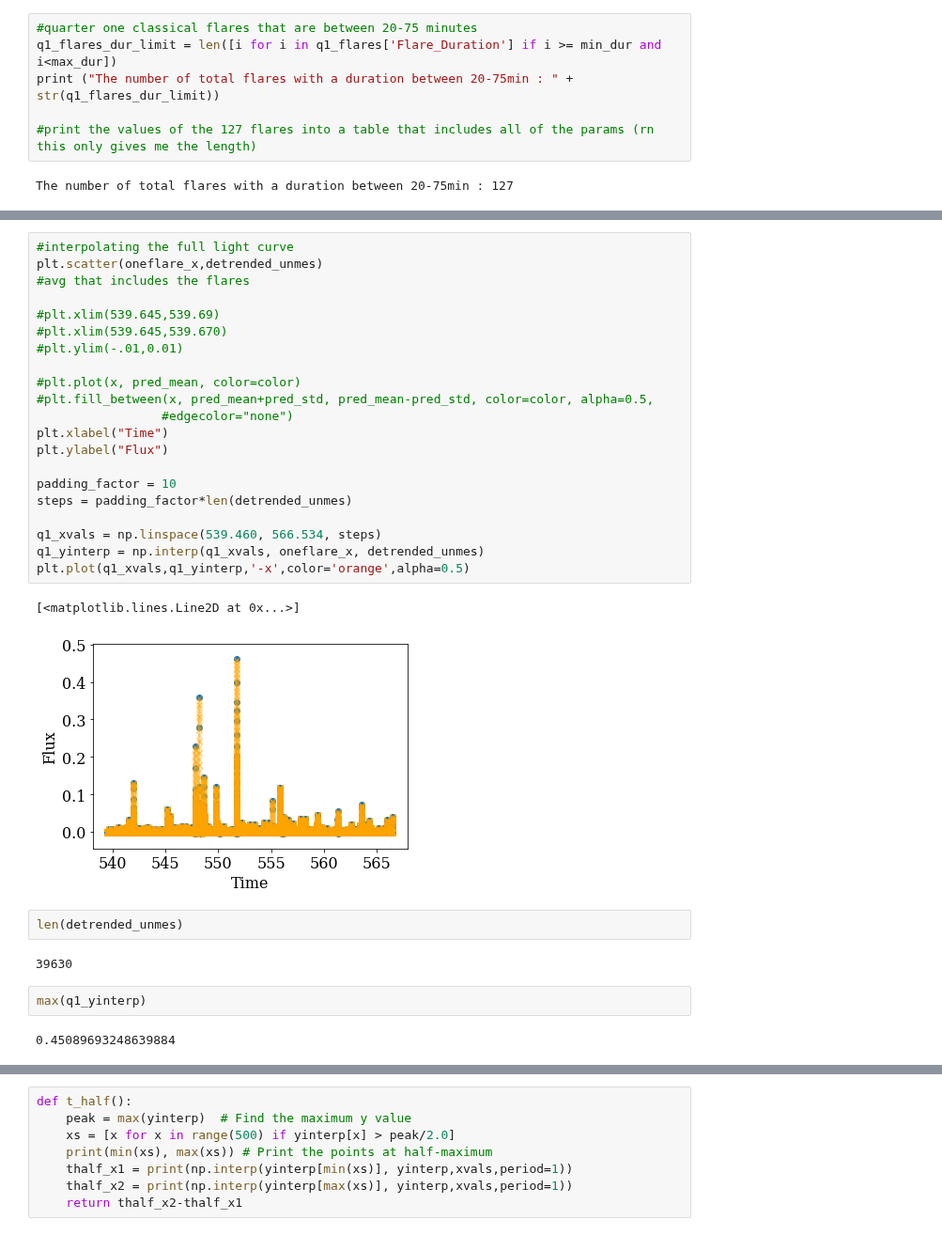
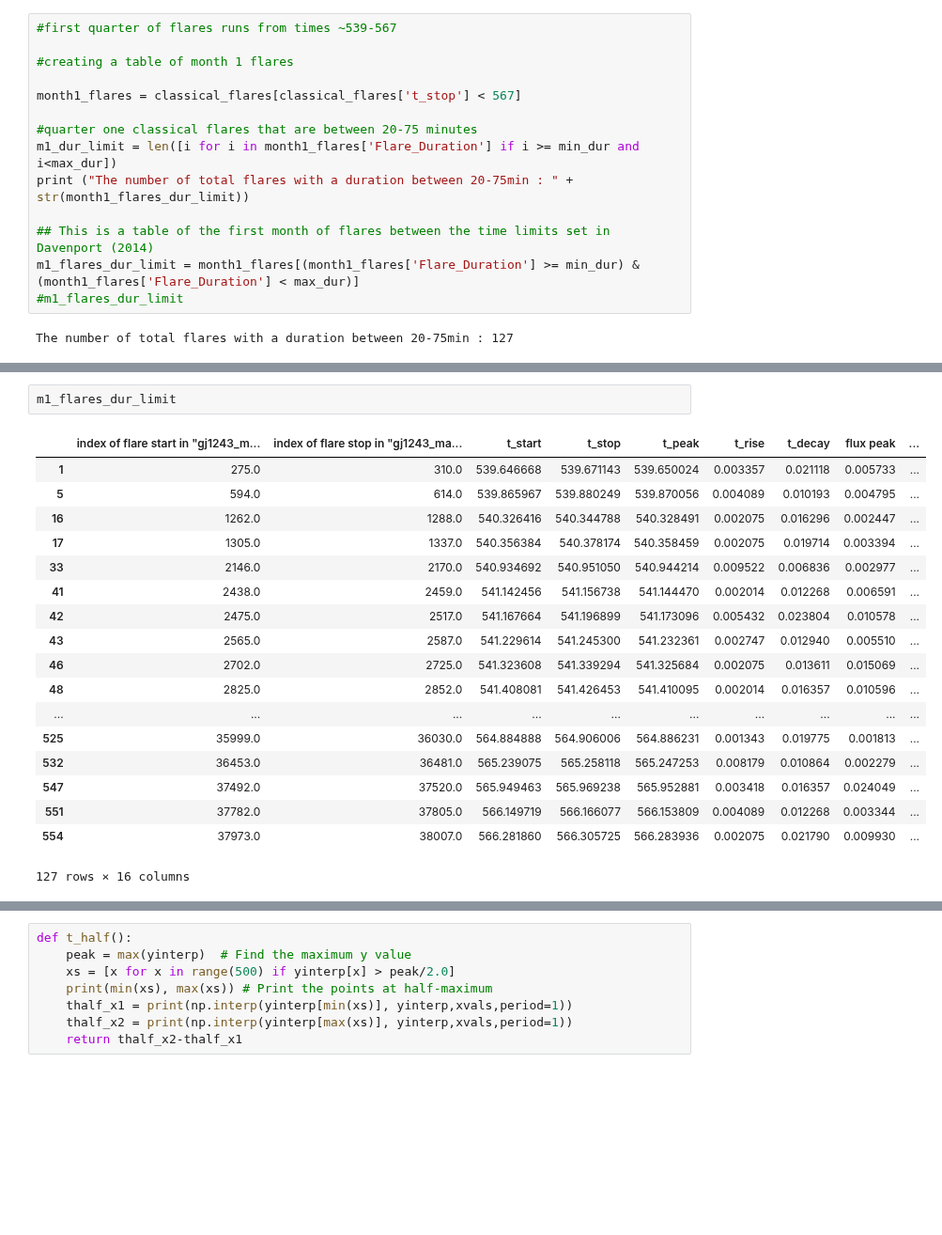
Before and after one commit to lupitatovar/flares, a Jupyter notebook: notebooks/stacked_flares.ipynb, the cells around one changed output, grey strips where cells are left out. Shown at 94% size. Drawn from its saved outputs; the diff is of its cells as text; blank space fills up the shorter version.

```diff
--- a/notebooks/stacked_flares.ipynb
+++ b/notebooks/stacked_flares.ipynb
@@ -629,8 +606,16 @@ print(len(q1_flares))
 # %%
+#first quarter of flares runs from times ~539-567
+
+#creating a table of month 1 flares
+
+month1_flares = classical_flares[classical_flares['t_stop'] < 567]
+
 #quarter one classical flares that are between 20-75 minutes
-q1_flares_dur_limit = len([i for i in q1_flares['Flare_Duration'] if i >= min_dur and i<max_dur])
-print ("The number of total flares with a duration between 20-75min : " + str(q1_flares_dur_limit))
+m1_dur_limit = len([i for i in month1_flares['Flare_Duration'] if i >= min_dur and i<max_dur])
+print ("The number of total flares with a duration between 20-75min : " + str(month1_flares_dur_limit))
 
-#print the values of the 127 flares into a table that includes all of the params (rn this only gives me the length)
+## This is a table of the first month of flares between the time limits set in Davenport (2014)
+m1_flares_dur_limit = month1_flares[(month1_flares['Flare_Duration'] >= min_dur) & (month1_flares['Flare_Duration'] < max_dur)]
+#m1_flares_dur_limit
 # %% [output]
 The number of total flares with a duration between 20-75min : 127
@@ -648,32 +622,21 @@ SyntaxError: invalid syntax (<ipython-input-240-024c1e100541>, line 1)
-# %%
-#interpolating the full light curve
-plt.scatter(oneflare_x,detrended_unmes)
-#avg that includes the flares
-
-#plt.xlim(539.645,539.69)
-#plt.xlim(539.645,539.670)
-#plt.ylim(-.01,0.01)
-
-#plt.plot(x, pred_mean, color=color)
-#plt.fill_between(x, pred_mean+pred_std, pred_mean-pred_std, color=color, alpha=0.5,
-                 #edgecolor="none")
-plt.xlabel("Time")
-plt.ylabel("Flux")
-
-padding_factor = 10
-steps = padding_factor*len(detrended_unmes)
-
-q1_xvals = np.linspace(539.460, 566.534, steps)
-q1_yinterp = np.interp(q1_xvals, oneflare_x, detrended_unmes)
-plt.plot(q1_xvals,q1_yinterp,'-x',color='orange',alpha=0.5)
-# %% [output]
-[<matplotlib.lines.Line2D at 0x...>]
-[figure, removed]
-# %%
-len(detrended_unmes)
-# %% [output]
-39630
-# %%
-max(q1_yinterp)
-# %% [output]
-0.45089693248639884
+# %%
+m1_flares_dur_limit
+# %% [output]
+|  | index of flare start in "gj1243_m... | index of flare stop in "gj1243_ma... | t_start | t_stop | t_peak | t_rise | t_decay | flux peak | ... |
+| 1 | 275.0 | 310.0 | 539.646668 | 539.671143 | 539.650024 | 0.003357 | 0.021118 | 0.005733 | ... |
+| 5 | 594.0 | 614.0 | 539.865967 | 539.880249 | 539.870056 | 0.004089 | 0.010193 | 0.004795 | ... |
+| 16 | 1262.0 | 1288.0 | 540.326416 | 540.344788 | 540.328491 | 0.002075 | 0.016296 | 0.002447 | ... |
+| 17 | 1305.0 | 1337.0 | 540.356384 | 540.378174 | 540.358459 | 0.002075 | 0.019714 | 0.003394 | ... |
+| 33 | 2146.0 | 2170.0 | 540.934692 | 540.951050 | 540.944214 | 0.009522 | 0.006836 | 0.002977 | ... |
+| 41 | 2438.0 | 2459.0 | 541.142456 | 541.156738 | 541.144470 | 0.002014 | 0.012268 | 0.006591 | ... |
+| 42 | 2475.0 | 2517.0 | 541.167664 | 541.196899 | 541.173096 | 0.005432 | 0.023804 | 0.010578 | ... |
+| 43 | 2565.0 | 2587.0 | 541.229614 | 541.245300 | 541.232361 | 0.002747 | 0.012940 | 0.005510 | ... |
+| 46 | 2702.0 | 2725.0 | 541.323608 | 541.339294 | 541.325684 | 0.002075 | 0.013611 | 0.015069 | ... |
+| 48 | 2825.0 | 2852.0 | 541.408081 | 541.426453 | 541.410095 | 0.002014 | 0.016357 | 0.010596 | ... |
+| ... | ... | ... | ... | ... | ... | ... | ... | ... | ... |
+| 525 | 35999.0 | 36030.0 | 564.884888 | 564.906006 | 564.886231 | 0.001343 | 0.019775 | 0.001813 | ... |
+| 532 | 36453.0 | 36481.0 | 565.239075 | 565.258118 | 565.247253 | 0.008179 | 0.010864 | 0.002279 | ... |
+| 547 | 37492.0 | 37520.0 | 565.949463 | 565.969238 | 565.952881 | 0.003418 | 0.016357 | 0.024049 | ... |
+| 551 | 37782.0 | 37805.0 | 566.149719 | 566.166077 | 566.153809 | 0.004089 | 0.012268 | 0.003344 | ... |
+| 554 | 37973.0 | 38007.0 | 566.281860 | 566.305725 | 566.283936 | 0.002075 | 0.021790 | 0.009930 | ... |
+127 rows × 16 columns
```
Also changed, not shown: parts of 35 cells of this notebook.
